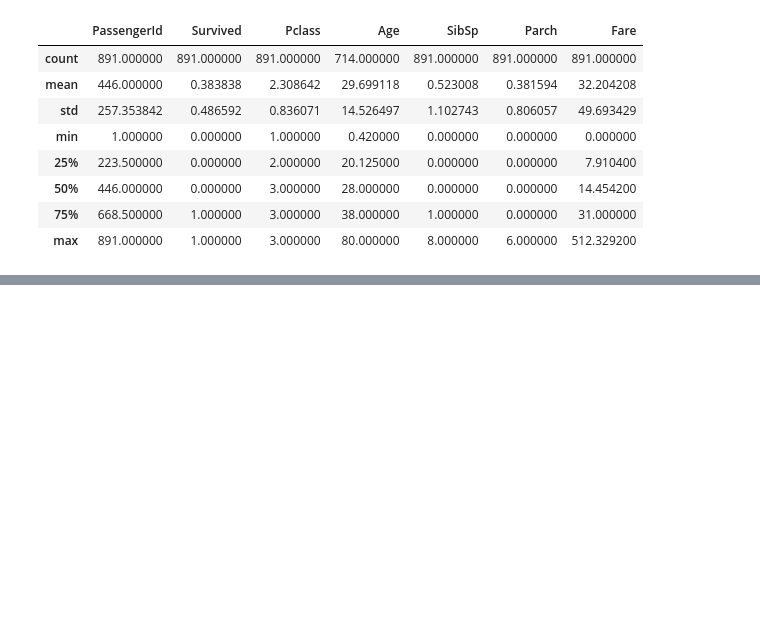
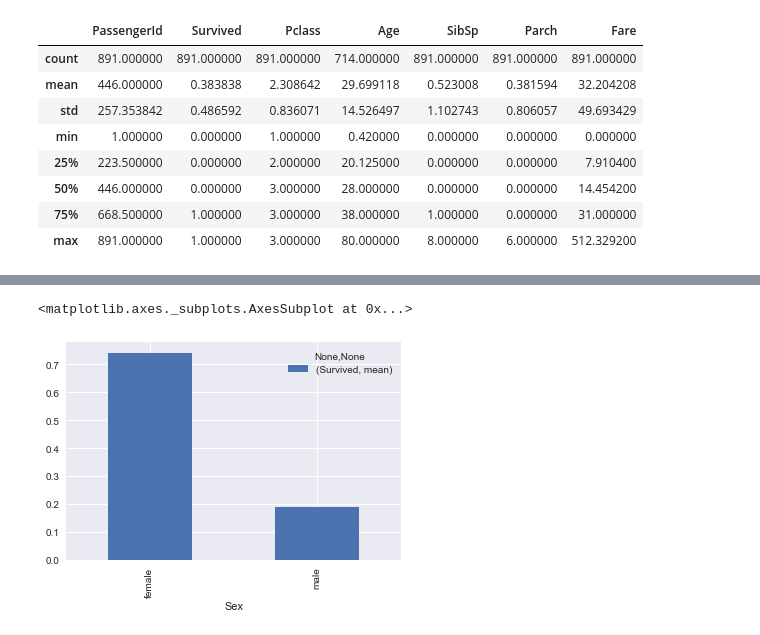
Before and after one commit to XCMer/DAND-Investigate-Dataset, a Jupyter notebook: Analysis.ipynb, the cells around one changed output, grey strips where cells are left out. Cells and saved outputs as stored; diff of their text form; code cells hidden in the pictures; blank space fills up the shorter version.

```diff
--- a/Analysis.ipynb
+++ b/Analysis.ipynb
@@ -115,0 +129,5 @@ categorical_survival_histogram('Parch')
+# %%
+titanic.groupby('Sex').agg({'Survived': ['mean']}).plot(kind='bar')
+# %% [output]
+<matplotlib.axes._subplots.AxesSubplot at 0x...>
+[figure, added]
```
Also changed, not shown: parts of 78 cells of this notebook, 3 other files.
